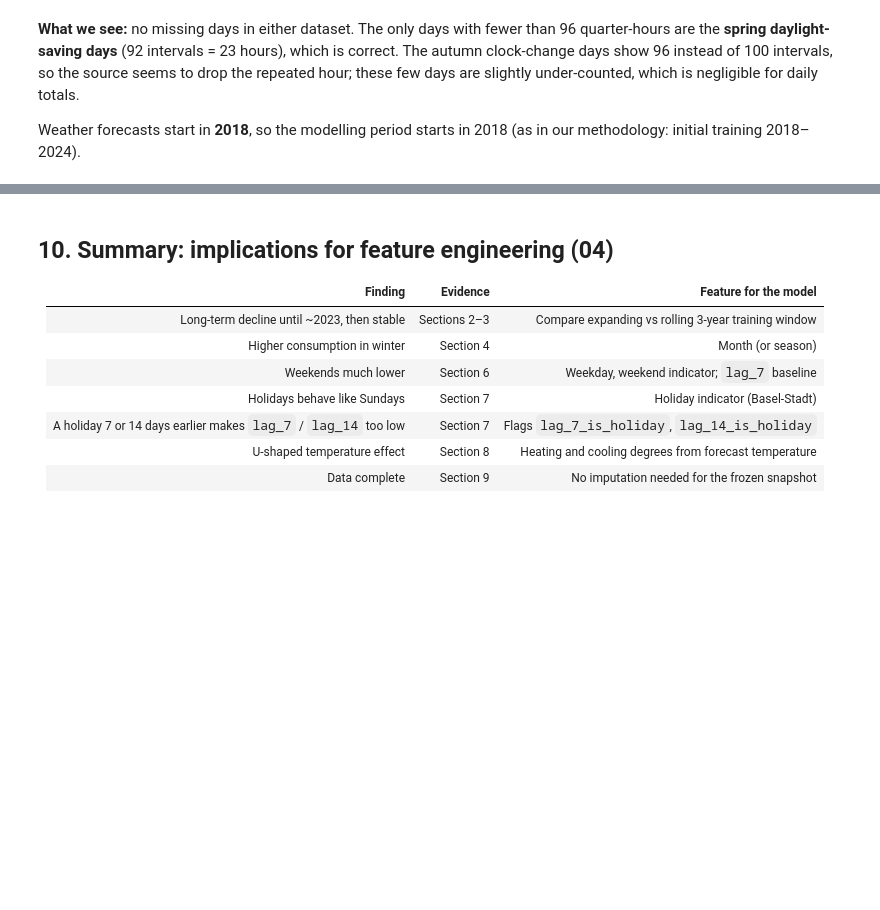
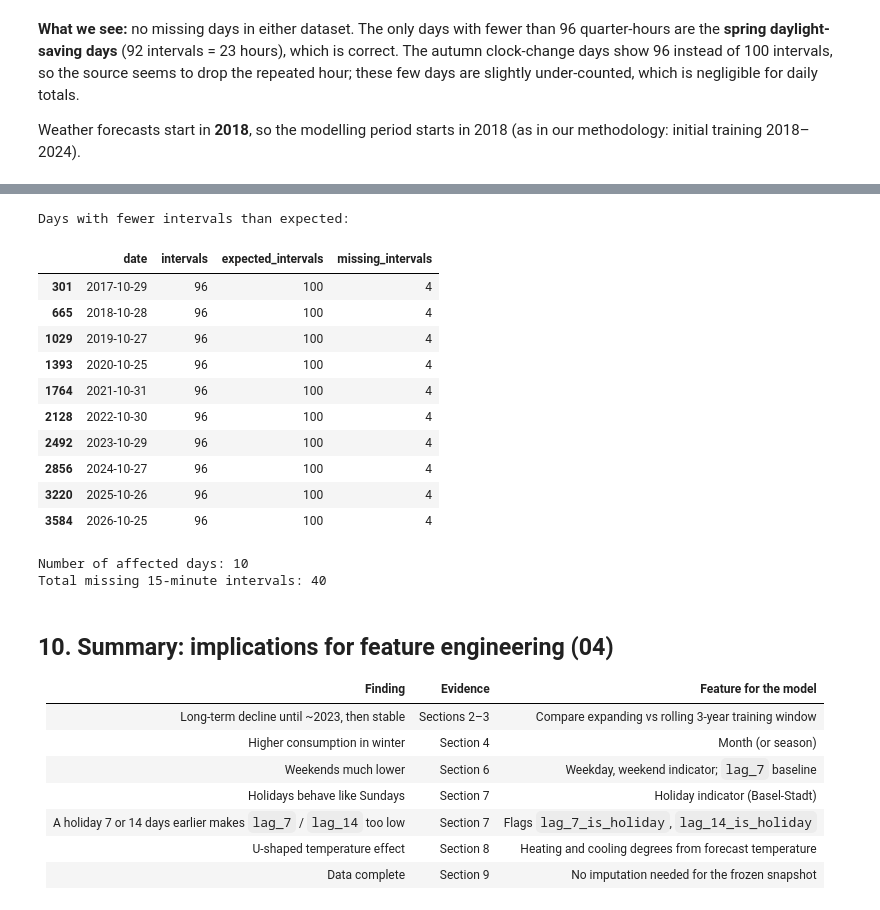
Before and after one commit to LaraMileto/DSF_forecasting_electricity_consumption_Basel, a Jupyter notebook: code/03_data_exploration.ipynb, the cells around one changed output, grey strips where cells are left out. Saved outputs shown, nothing was run; the diff lists cells and outputs as text; code cells hidden in the pictures; blank space fills up the shorter version.

```diff
--- a/code/03_data_exploration.ipynb
+++ b/code/03_data_exploration.ipynb
@@ -535,3 +550,72 @@ Weather forecasts start in **2018**, so the modelling period starts in 2018 (as
+# %%
+from pathlib import Path
+import pandas as pd
+
+# Find project root
+ROOT = Path.cwd().resolve()
+
+if not (ROOT / "data" / "processed" / "electricity_daily.csv").exists():
+    ROOT = ROOT.parent
+
+daily_dst = pd.read_csv(
+    ROOT / "data" / "processed" / "electricity_daily.csv",
+    parse_dates=["date"]
+)
+
+# Calculate the expected number of 15-minute intervals
+# between two consecutive Swiss local midnights.
+def expected_intervals(date):
+    start = pd.Timestamp(date).tz_localize("Europe/Zurich")
+    end = (
+        pd.Timestamp(date) + pd.Timedelta(days=1)
+    ).tz_localize("Europe/Zurich")
+
+    duration = end.tz_convert("UTC") - start.tz_convert("UTC")
+
+    return int(duration / pd.Timedelta(minutes=15))
+
+
+daily_dst["expected_intervals"] = (
+    daily_dst["date"].apply(expected_intervals)
+)
+
+daily_dst["missing_intervals"] = (
+    daily_dst["expected_intervals"] - daily_dst["intervals"]
+)
+
+# Identify days with fewer observations than expected
+incomplete_days = daily_dst[
+    daily_dst["missing_intervals"] > 0
+].copy()
+
+print("Days with fewer intervals than expected:")
+display(
+    incomplete_days[
+        ["date", "intervals",
+         "expected_intervals", "missing_intervals"]
+    ]
+)
+
+print("Number of affected days:", len(incomplete_days))
+print(
+    "Total missing 15-minute intervals:",
+    incomplete_days["missing_intervals"].sum()
+)
+# %% [output]
+Days with fewer intervals than expected:
+|  | date | intervals | expected_intervals | missing_intervals |
+| 301 | 2017-10-29 | 96 | 100 | 4 |
+| 665 | 2018-10-28 | 96 | 100 | 4 |
+| 1029 | 2019-10-27 | 96 | 100 | 4 |
+| 1393 | 2020-10-25 | 96 | 100 | 4 |
+| 1764 | 2021-10-31 | 96 | 100 | 4 |
+| 2128 | 2022-10-30 | 96 | 100 | 4 |
+| 2492 | 2023-10-29 | 96 | 100 | 4 |
+| 2856 | 2024-10-27 | 96 | 100 | 4 |
+| 3220 | 2025-10-26 | 96 | 100 | 4 |
+| 3584 | 2026-10-25 | 96 | 100 | 4 |
+Number of affected days: 10
+Total missing 15-minute intervals: 40
 # %% [markdown]
 ## 10. Summary: implications for feature engineering (04)
 
```
Also changed, not shown: parts of 2 cells of this notebook, 11 other files.
